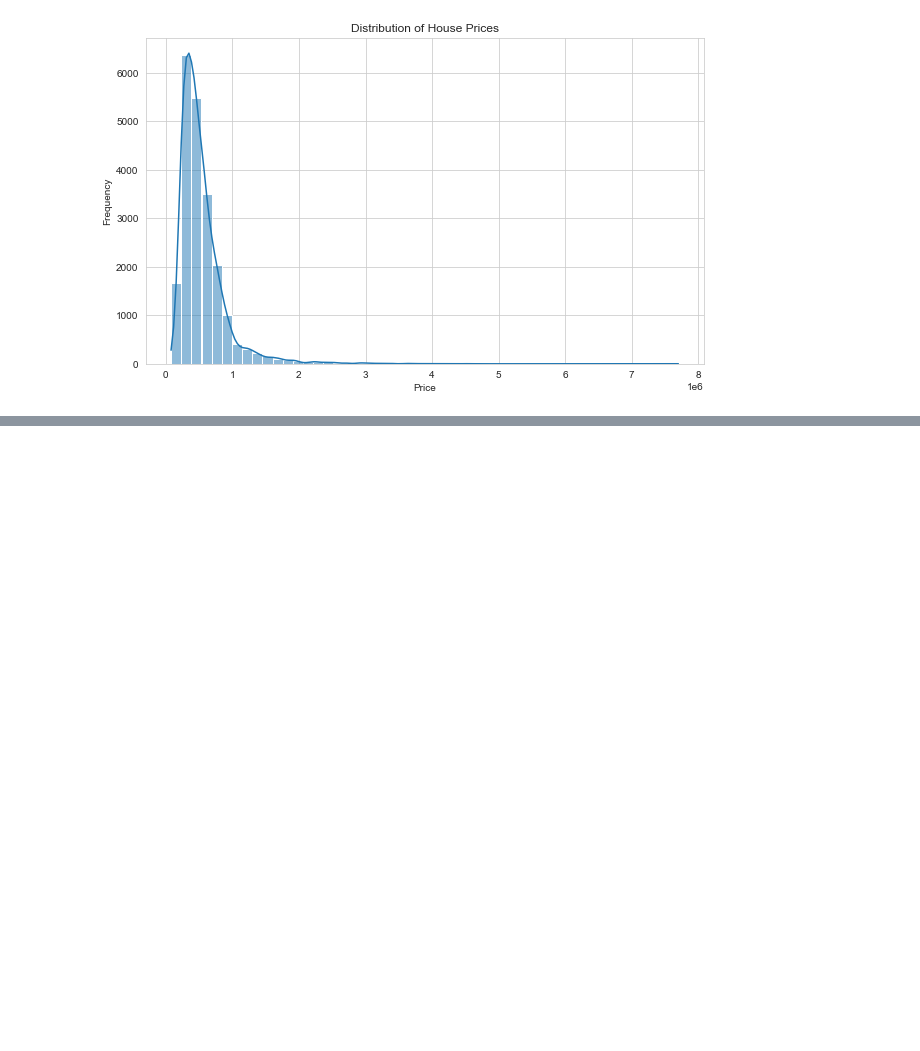
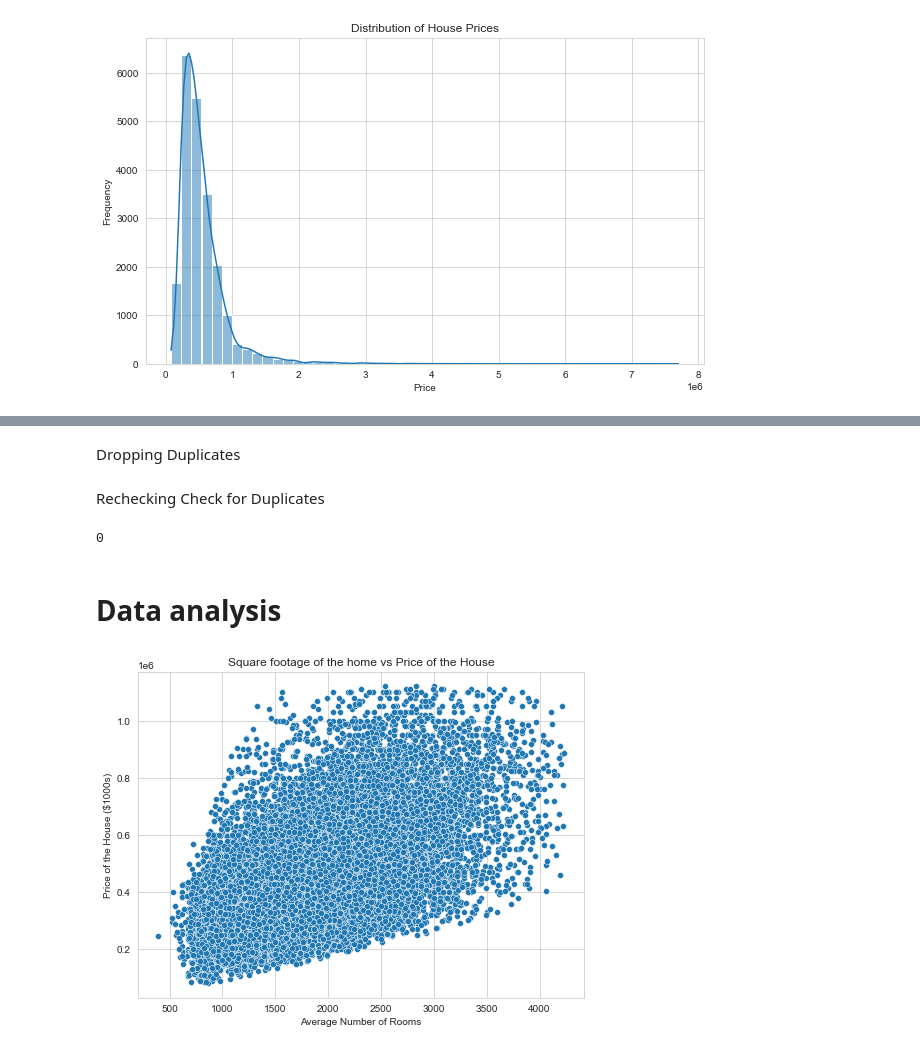
Before and after one commit to JimalShafi/Project_Phase_2, a Jupyter notebook: DATA/WORK/stephen.ipynb, the cells around one changed output, grey strips where cells are left out. Cells and saved outputs as stored; diff of their text form; code cells hidden in the pictures; blank space fills up the shorter version.

```diff
--- a/DATA/WORK/stephen.ipynb
+++ b/DATA/WORK/stephen.ipynb
@@ -228,0 +272,10 @@ plt.show()
+# %%
+# Define outlier boundaries
+lower_bound = Q1 - 1.5 * IQR
+upper_bound = Q3 + 1.5 * IQR
+# %%
+# Find outliers
+outliers = ((df < lower_bound) | (df > upper_bound)).any(axis=1)
+
+# Print indices of outliers
+outlier_indices = df.index[outliers]
@@ -228,0 +284,3 @@ plt.show()
+# %%
+# droping all columns with outliers
+df = df.drop(outlier_indices)
@@ -228,0 +293,21 @@ plt.show()
+# %% [markdown]
+Dropping Duplicates
+# %%
+df = df.drop_duplicates()
+# %% [markdown]
+Rechecking Check for Duplicates
+# %%
+df.duplicated().sum()
+# %% [output]
+0
+# %% [markdown]
+# Data analysis
+# %%
+plt.figure(figsize=(8, 6))
+sns.scatterplot(x='sqft_living', y='price', data=df)
+plt.title('Square footage of the home vs Price of the House')
+plt.xlabel('Average Number of Rooms')
+plt.ylabel('Price of the House ($1000s)')
+plt.show()
+# %% [output]
+[figure, added]
```
Also changed, not shown: parts of 37 cells of this notebook.
